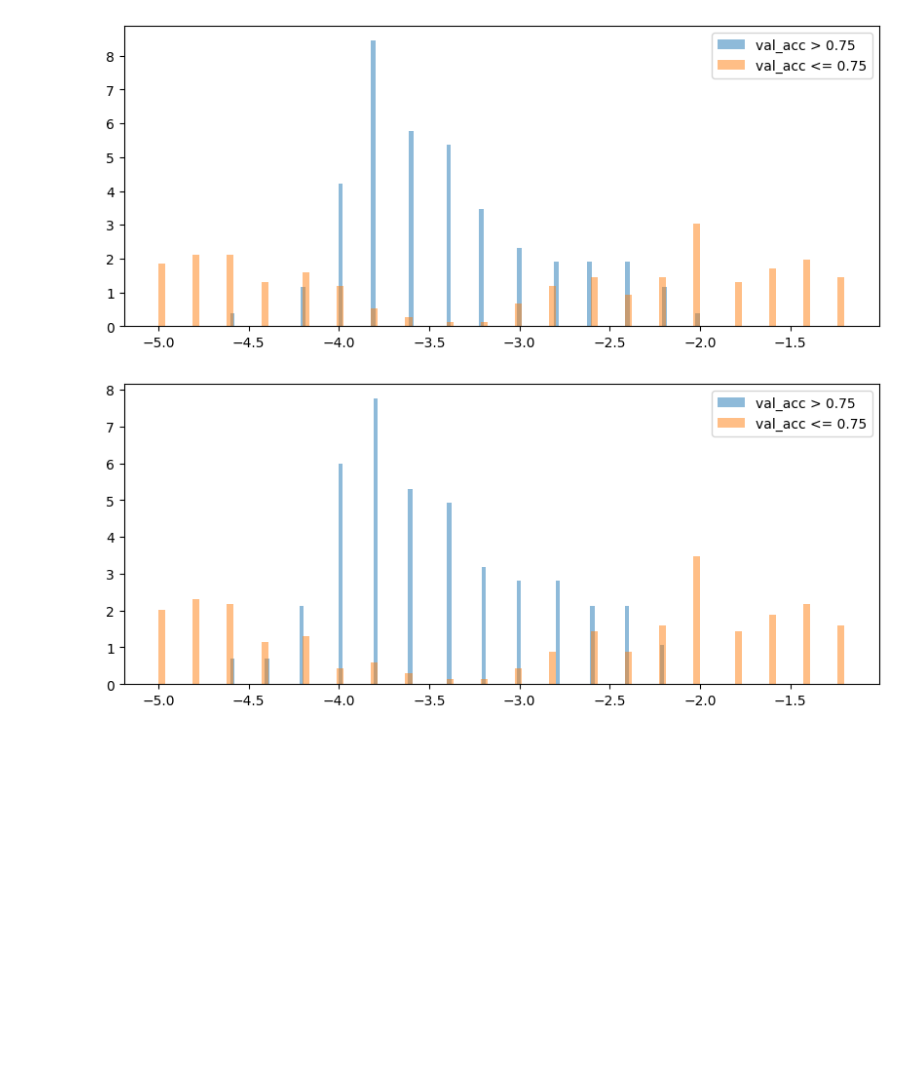
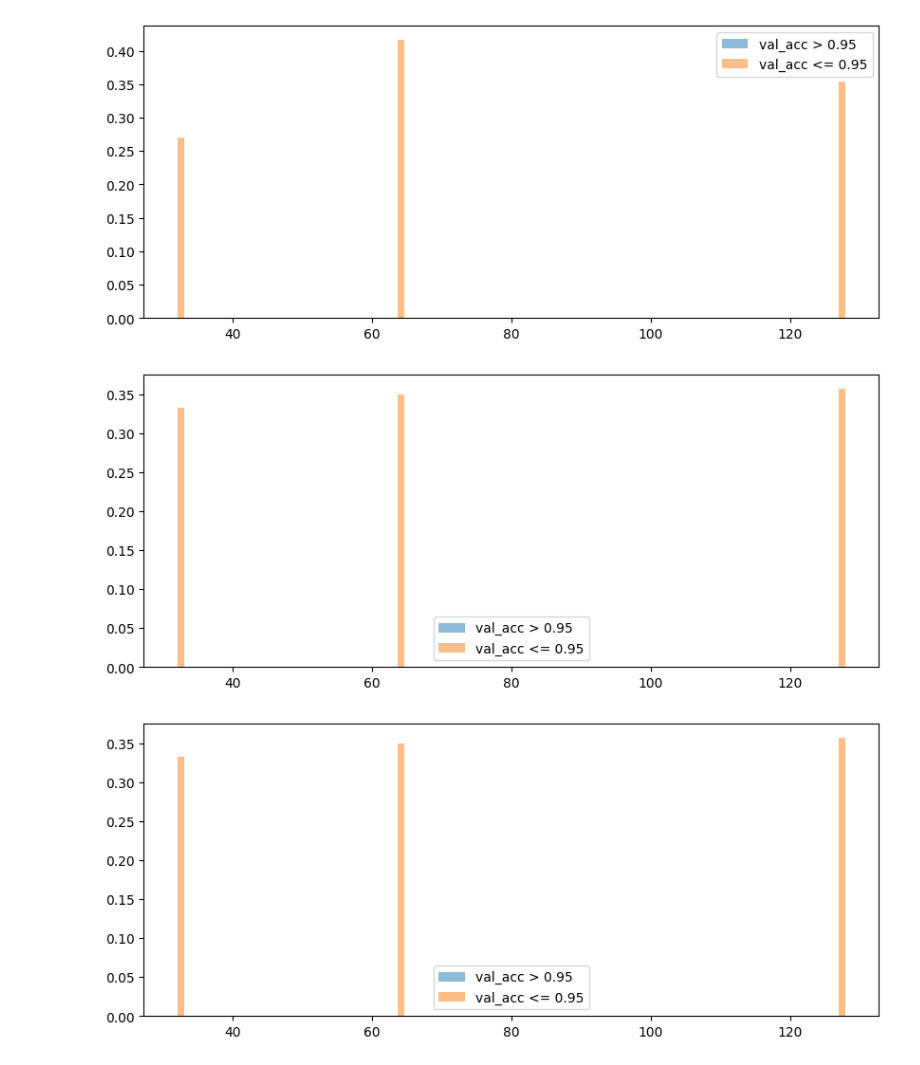
Before and after one commit to peterse/noise-robust-boolean-learning, a Jupyter notebook: mindreadingautobots/src/mindreadingautobots/analysis/sparse_parity_20_4/sparse_parity_workbook.ipynb, the cells around one changed output. Drawn from its saved outputs; the diff is of its cells as text; code cells hidden in the pictures; blank space fills up the shorter version.

```diff
--- a/mindreadingautobots/src/mindreadingautobots/analysis/sparse_parity_20_4/sparse_parity_workbook.ipynb
+++ b/mindreadingautobots/src/mindreadingautobots/analysis/sparse_parity_20_4/sparse_parity_workbook.ipynb
@@ -26,7 +26,8 @@ creds = Credentials.from_service_account_file(SERVICE_ACCOUNT_FILE, scopes=SCOPE
 client = gspread.authorize(creds)
 
 # Open the spreadsheet
-SPREADSHEET_NAME = "sparse_parity_21_4"
+# SPREADSHEET_NAME = "sparse_parity_21_4"
+SPREADSHEET_NAME = "sparse_majority_41_5"
 spreadsheet = client.open(SPREADSHEET_NAME)
 # %%
 # Get names of all sheets
@@ -34,25 +35,31 @@ sheet_names = [sheet.title for sheet in spreadsheet.worksheets()]
 name_to_idx = {}
 for i, name in enumerate(sheet_names):
     name_to_idx[name] = i
-print("Sheets in the spreadsheet:", sheet_names)
+
+# print("name to index", name_to_idx)
+# print("Sheets in the spreadsheet:", sheet_names)
+print("Sheets in the spreadsheet:")
+for sheet_name in sheet_names:
+    print(sheet_name)
 
 # transformer_template = 'SAN_sparse_parity_k4_nbits21_n2000_bf{}_seed1234'
 # rnn_template = 'RNN_sparse_majority_k5_nbits21_n2000_bf{}_seed1234'
 # bf_vals = list(range(0, 50, 5))
-bf_vals = [0, 1, 2, 5, 10, 20]
+bf_vals = [0, 5, 10, 15, 20, 25, 30]
 best_n = 1
 df_dct = {
-    # "RNN": {}
+    "RNN": {},
     "SAN": {}
             }
 
 best_dct = {
-    # "RNN": {"noiseless": [], "noisy": []},
+    "RNN": {"noiseless": [], "noisy": []},
     "SAN": {"noiseless": [], "noisy": []}
             }
 
 for k in best_dct.keys():
-    sheetname_template = '{}_sparse_parity_k4_nbits21_n5000_bf{}_seed1234'
+    # sheetname_template = '{}_sparse_parity_k4_nbits21_n5000_bf{}_seed1234'
+    sheetname_template = '{}_sparse_majority_k5_nbits41_n2000_bf{}_seed1234'
     for bf in bf_vals:
         target = sheetname_template.format(k, bf)
         target_idx = name_to_idx.get(target)
@@ -78,12 +95,16 @@ Loading: SAN_sparse_parity_k4_nbits21_n5000_bf20_seed1234
 # %%
-for bf in [0, 1, 2, 5]:
+val_acc_threshold = 0.95
+for bf in [0, 5, 10, 15, 20, 25, 30]:
     df_bf0 = df_dct["SAN"].get(bf)
     # plot the val_acc versus lr
-    gt_75 = df_bf0[df_bf0['val_acc'] > 0.75]
-    lt_75 = df_bf0[df_bf0['val_acc'] <= 0.75]
+    gt_75 = df_bf0[df_bf0['val_acc'] > val_acc_threshold]
+    lt_75 = df_bf0[df_bf0['val_acc'] <= val_acc_threshold]
     fig, ax = plt.subplots(figsize=(10, 4))
-    ax.hist(np.log10(gt_75['lr']), bins=100, alpha=0.5, label='val_acc > 0.75', density=True)
-    ax.hist(np.log10(lt_75['lr']), bins=100, alpha=0.5, label='val_acc <= 0.75', density=True)
+    ax.hist((gt_75['d_ffn']), bins=100, alpha=0.5, label=f'val_acc > {val_acc_threshold}', density=True)
+    ax.hist((lt_75['d_ffn']), bins=100, alpha=0.5, label=f'val_acc <= {val_acc_threshold}', density=True)
+    # ax.hist(np.log(gt_75['lr']), bins=100, alpha=0.5, label='val_acc > 0.75', density=True)
+    # ax.hist(np.log(lt_75['lr']), bins=100, alpha=0.5, label='val_acc <= 0.75', density=True)
+
     ax.legend()
     print()
 # %% [output]
@@ -92,2 +113,3 @@ for bf in [0, 1, 2, 5]:
-[figure, old version]
+[figure, new version]
-[figure, old version]
+[figure, new version]
+[figure, added]
```
Also changed, not shown: parts of 5 cells of this notebook, 12 other files.
